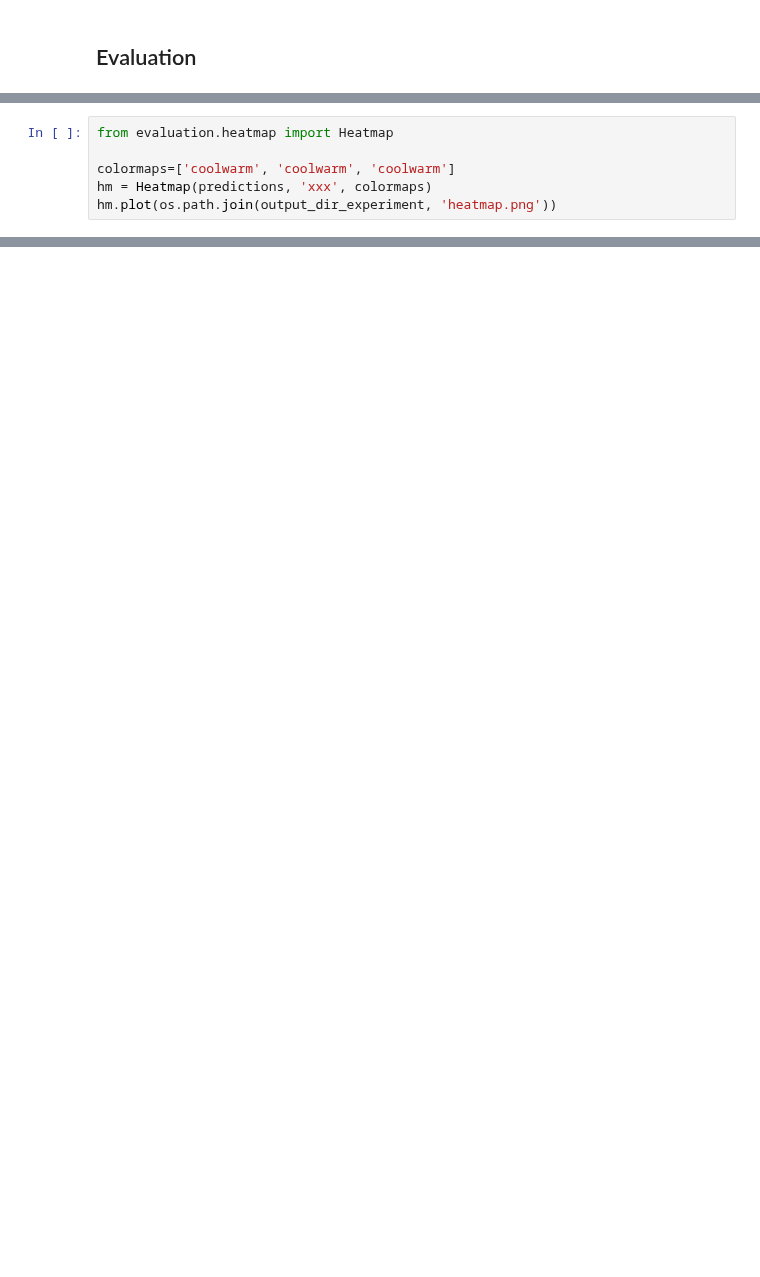
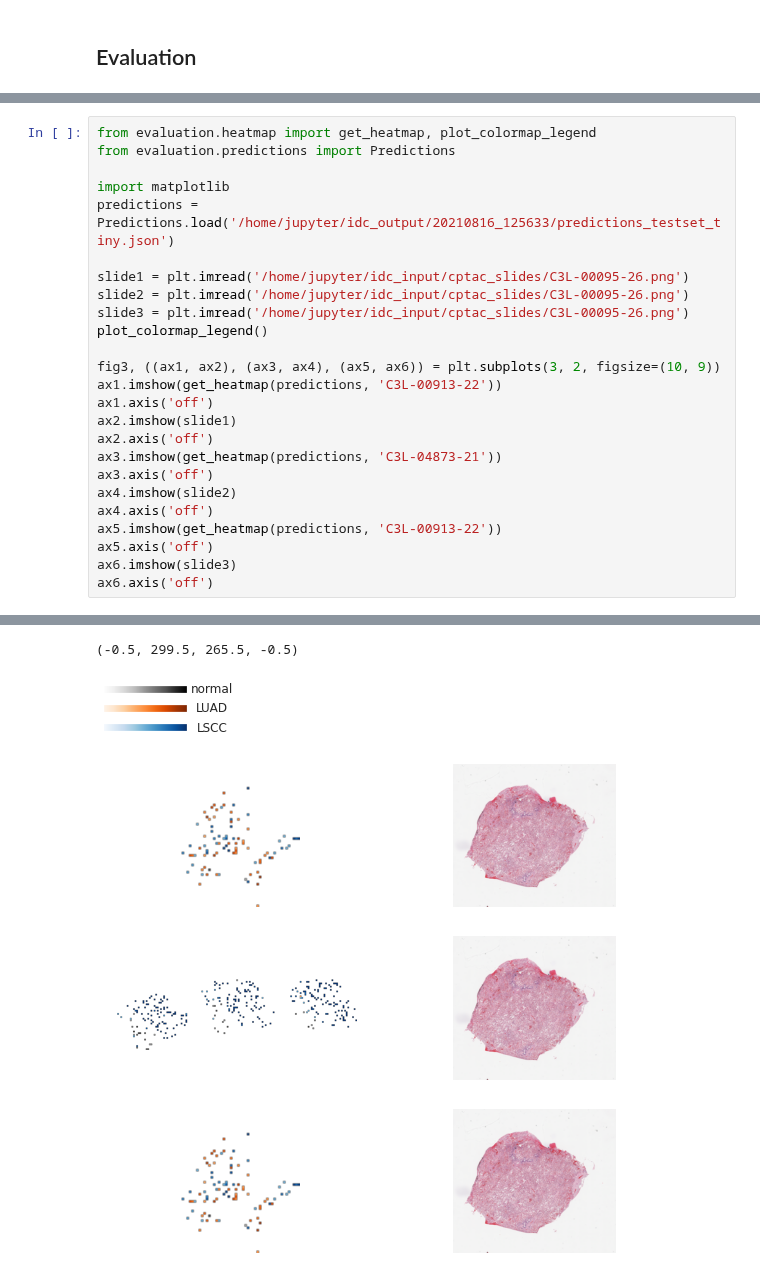
Before and after one commit to ImagingDataCommons/idc-pathomics-use-case-1, a Jupyter notebook: src/cptac-use-case.ipynb, the cells around one changed output, grey strips where cells are left out. Drawn from its saved outputs; the diff is of its cells as text; blank space fills up the shorter version.

```diff
--- a/src/cptac-use-case.ipynb
+++ b/src/cptac-use-case.ipynb
@@ -347,6 +370,26 @@ Macro                         NaN
-# %%
-from evaluation.heatmap import Heatmap
-
-colormaps=['coolwarm', 'coolwarm', 'coolwarm']
-hm = Heatmap(predictions, 'xxx', colormaps)
-hm.plot(os.path.join(output_dir_experiment, 'heatmap.png'))
+# %%
+from evaluation.heatmap import get_heatmap, plot_colormap_legend
+from evaluation.predictions import Predictions
+
+import matplotlib
+predictions = Predictions.load('/home/jupyter/idc_output/20210816_125633/predictions_testset_tiny.json')
+
+slide1 = plt.imread('/home/jupyter/idc_input/cptac_slides/C3L-00095-26.png')
+slide2 = plt.imread('/home/jupyter/idc_input/cptac_slides/C3L-00095-26.png')
+slide3 = plt.imread('/home/jupyter/idc_input/cptac_slides/C3L-00095-26.png')
+plot_colormap_legend()
+
+fig3, ((ax1, ax2), (ax3, ax4), (ax5, ax6)) = plt.subplots(3, 2, figsize=(10, 9))
+ax1.imshow(get_heatmap(predictions, 'C3L-00913-22'))
+ax1.axis('off')
+ax2.imshow(slide1)
+ax2.axis('off')
+ax3.imshow(get_heatmap(predictions, 'C3L-04873-21'))
+ax3.axis('off')
+ax4.imshow(slide2)
+ax4.axis('off')
+ax5.imshow(get_heatmap(predictions, 'C3L-00913-22'))
+ax5.axis('off')
+ax6.imshow(slide3)
+ax6.axis('off')
+# %% [output]
@@ -353,3 +399,6 @@ hm.plot(os.path.join(output_dir_experiment, 'heatmap.png'))
+(-0.5, 299.5, 265.5, -0.5)
+[figure, added]
+[figure, added]
 # %% [markdown]
 ## Notes for improvement
 - vielleicht ueberall funktionsparameter benennen zur besseren verstaendlichkeit**
```
Also changed, not shown: parts of 22 cells of this notebook, 7 other files.
